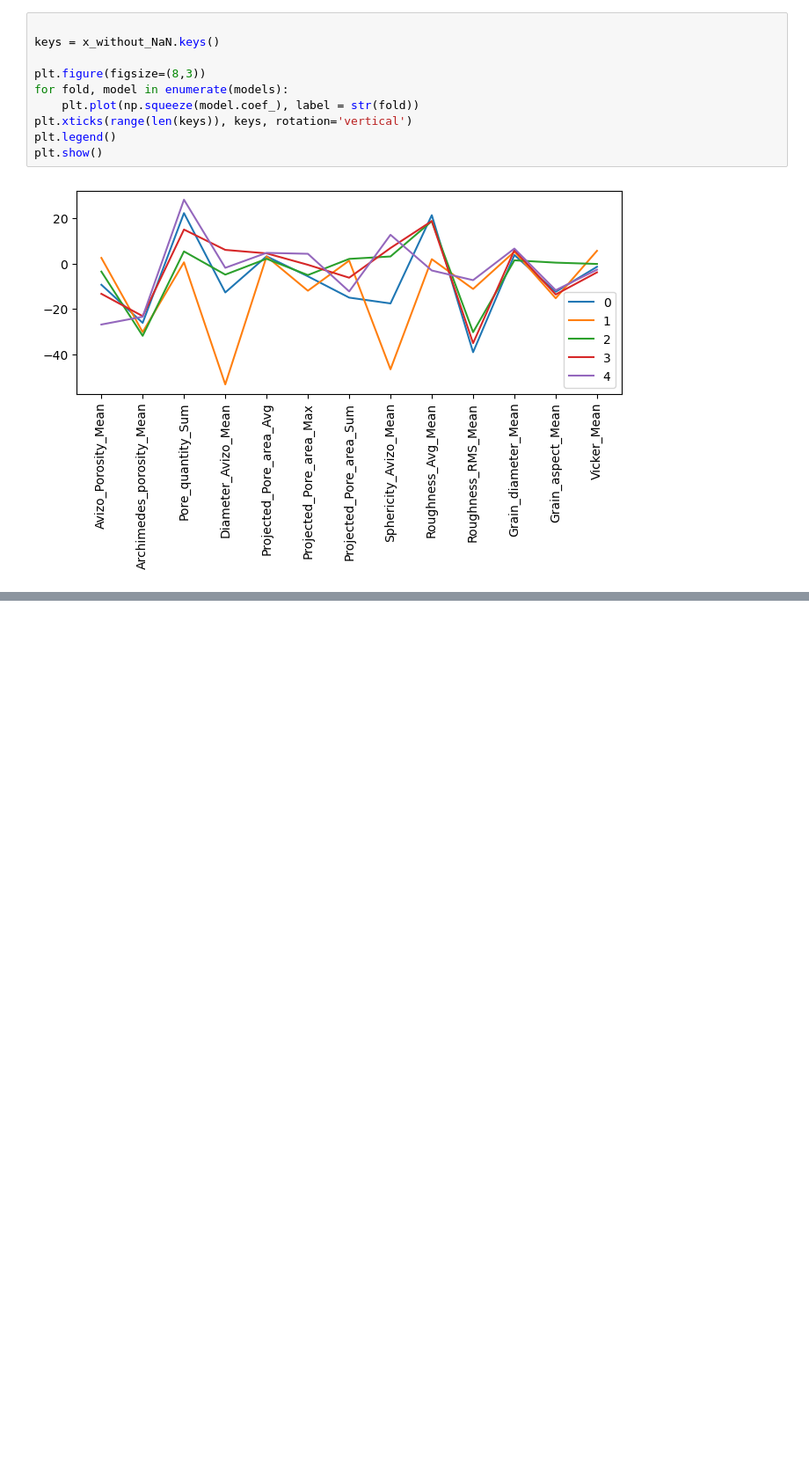
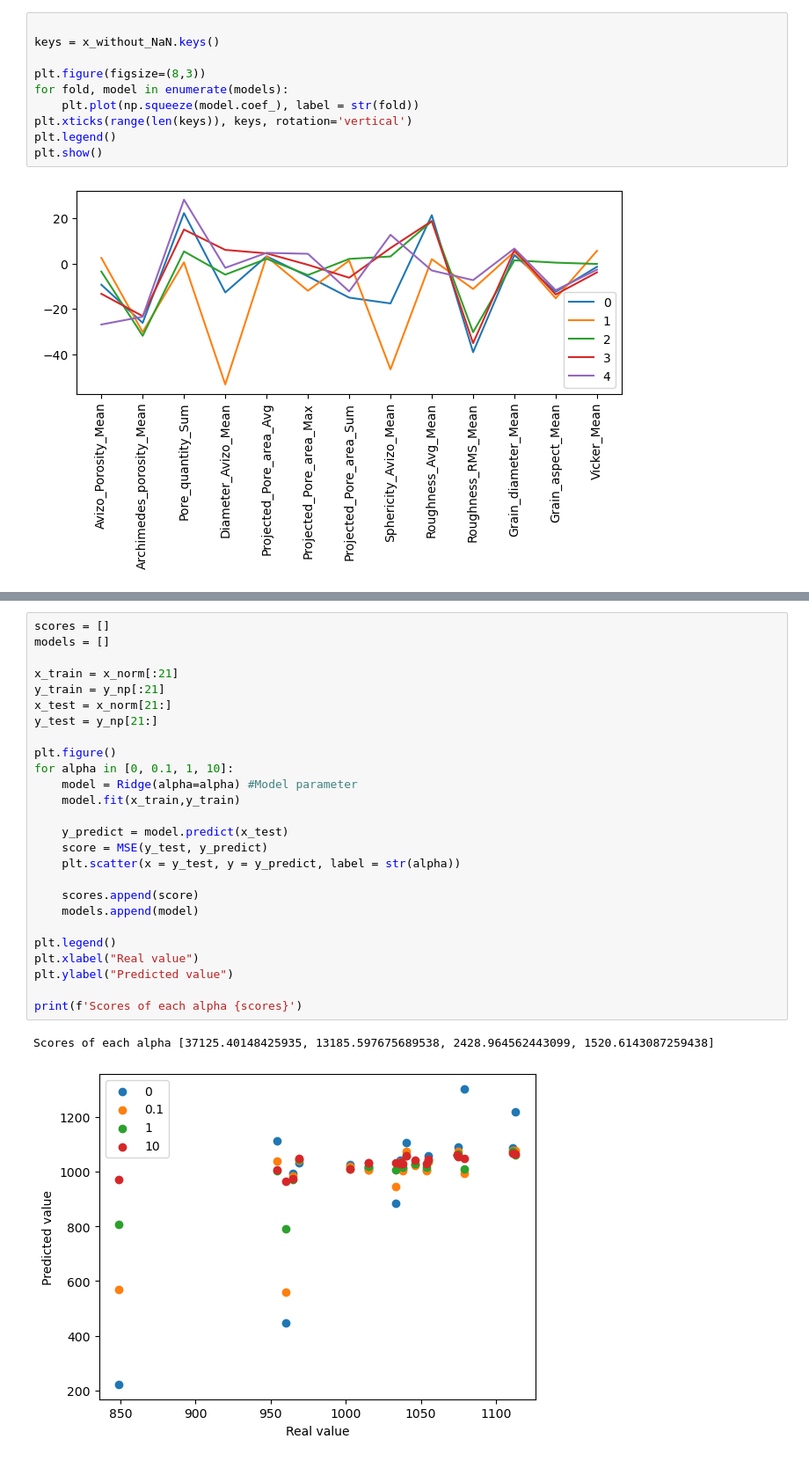
Before and after one commit to RHaeml/MM_ML_L1, a Jupyter notebook: MaschineLearning_Modell.ipynb, the cells around one changed output, grey strips where cells are left out. Shown: that part at 88% size. Cells and saved outputs as stored; diff of their text form; blank space fills up the shorter version.

```diff
--- a/MaschineLearning_Modell.ipynb
+++ b/MaschineLearning_Modell.ipynb
@@ -190,0 +199,29 @@ plt.show()
+# %%
+scores = []
+models = []
+
+x_train = x_norm[:21]
+y_train = y_np[:21]
+x_test = x_norm[21:]
+y_test = y_np[21:]
+
+plt.figure()
+for alpha in [0, 0.1, 1, 10]:
+    model = Ridge(alpha=alpha) #Model parameter
+    model.fit(x_train,y_train)
+
+    y_predict = model.predict(x_test)
+    score = MSE(y_test, y_predict)
+    plt.scatter(x = y_test, y = y_predict, label = str(alpha))
+
+    scores.append(score)
+    models.append(model)
+
+plt.legend()
+plt.xlabel("Real value")
+plt.ylabel("Predicted value")
+
+print(f'Scores of each alpha {scores}')
+# %% [output]
+Scores of each alpha [37125.40148425935, 13185.597675689538, 2428.964562443099, 1520.6143087259438]
+[figure, added]
```
Also changed, not shown: parts of 4 cells of this notebook.
